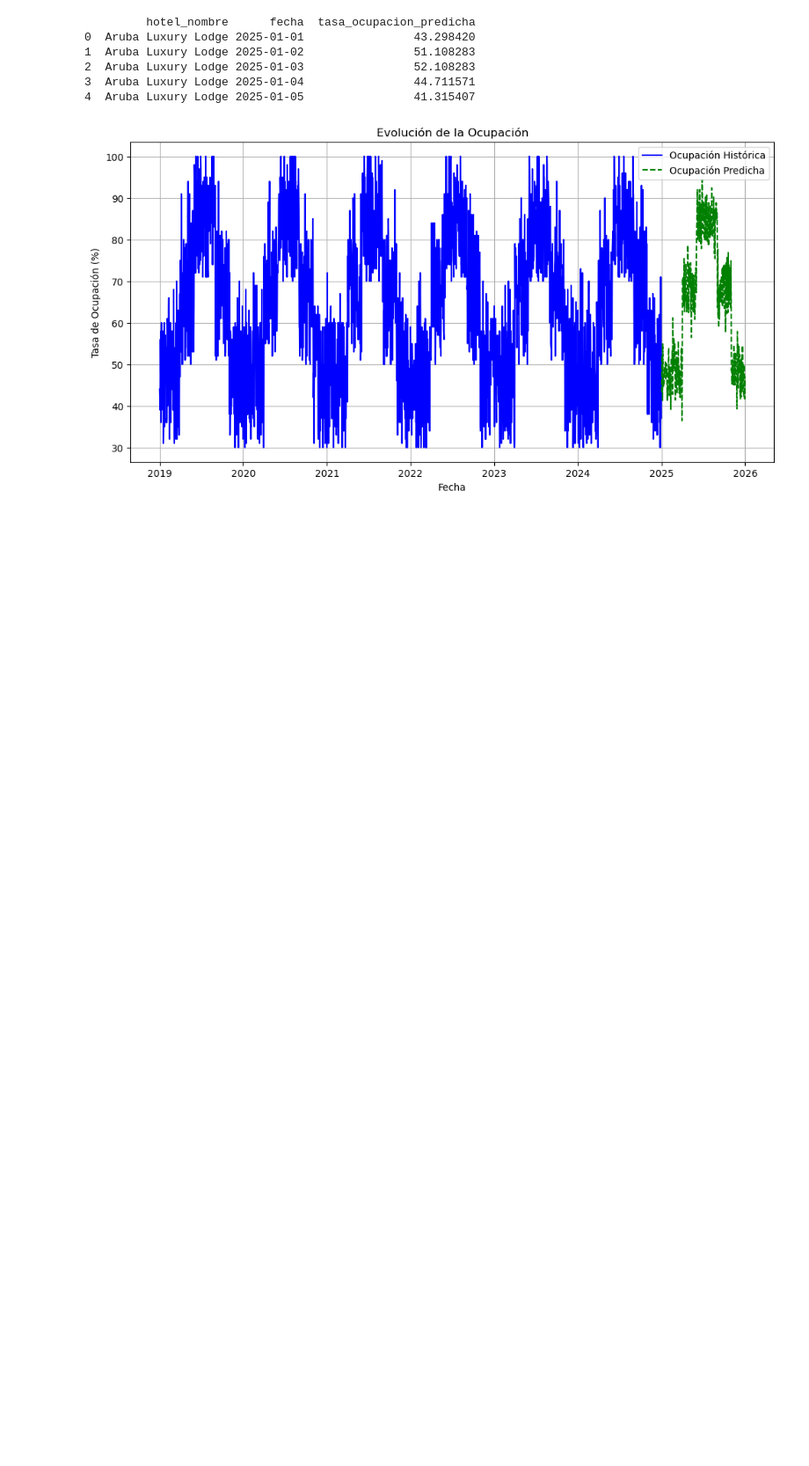
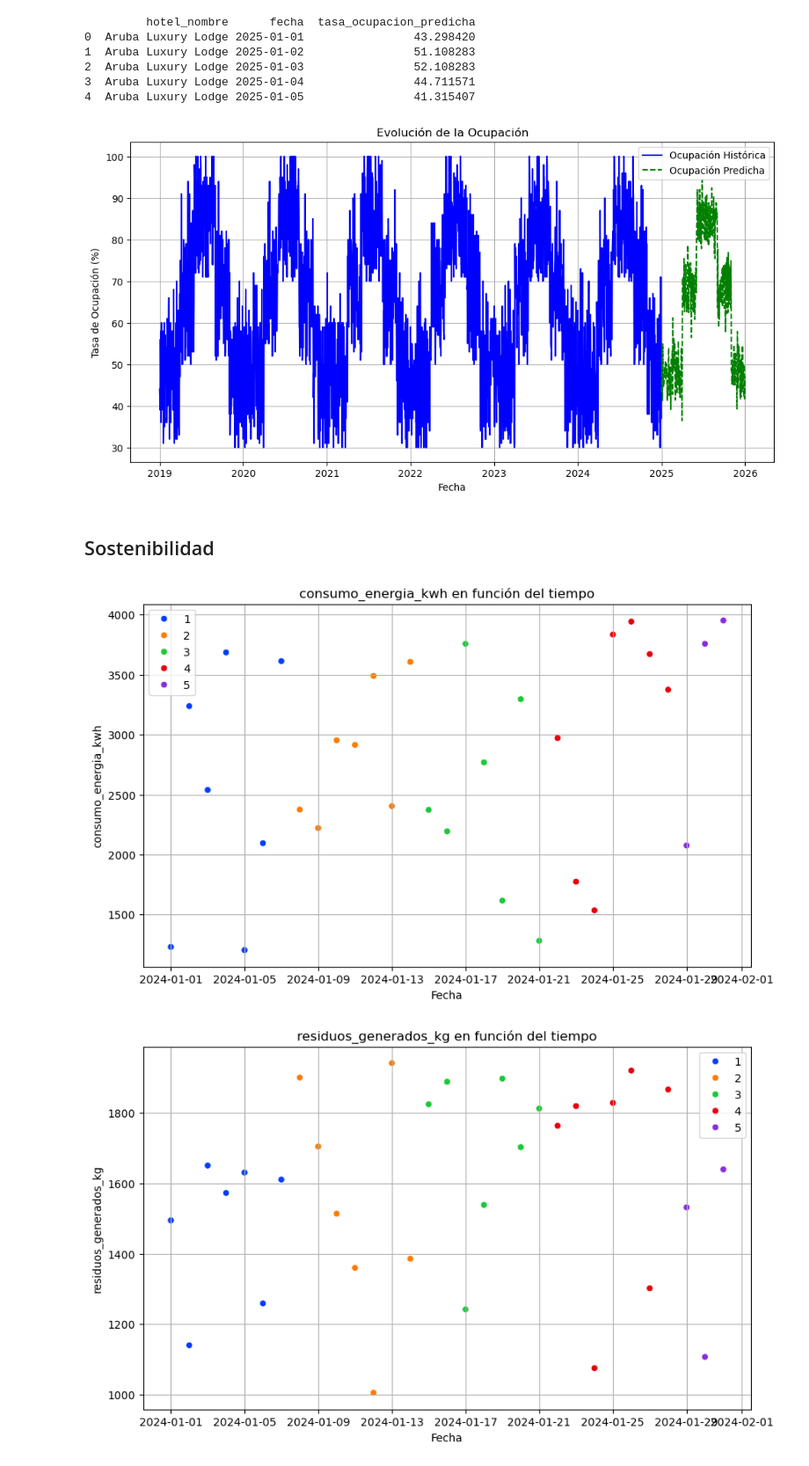
Before and after one commit to pparramen/HPE-Fase2-LoyolaIA1, a Jupyter notebook: notebooks/Notebook.ipynb, the cells around one changed output. Shown at 88% size. Drawn from its saved outputs; the diff is of its cells as text; code cells hidden in the pictures; blank space fills up the shorter version.

Commit message:
Nuevos datos sostenibilidad y script

```diff
--- a/notebooks/Notebook.ipynb
+++ b/notebooks/Notebook.ipynb
@@ -138,3 +140,45 @@ plt.grid()
 plt.show()
 # %% [output]
 [figure]
+# %% [markdown]
+## Sostenibilidad
+# %%
+sostenibilidad = pd.read_csv('../baseDatos/datos_sostenibilidad.csv')
+# Convertir la columna 'fecha' a formato datetime, eliminando filas con errores de formato
+sostenibilidad['fecha'] = pd.to_datetime(sostenibilidad['fecha'], errors='coerce')
+
+# Eliminar filas donde la conversión a datetime haya resultado en NaT
+sostenibilidad = sostenibilidad.dropna(subset=['fecha'])
+# %%
+# Crear nuevas columnas para año, mes, semana y día de la semana
+sostenibilidad['año'] = sostenibilidad['fecha'].dt.year
+sostenibilidad['mes'] = sostenibilidad['fecha'].dt.month
+sostenibilidad['semana'] = sostenibilidad['fecha'].dt.isocalendar().week
+sostenibilidad['dia_semana'] = sostenibilidad['fecha'].dt.weekday
+# %%
+
+# Filtrar los datos para un hotel concreto, por ejemplo, "Aruba Luxury Lodge"
+hotel_nombre = "Aruba Luxury Lodge"
+hotel_sostenibilidad = sostenibilidad[sostenibilidad['hotel_nombre'] == hotel_nombre]
+
+# Filtrar los datos para los años 2023 y 2024
+hotel_sostenibilidad = hotel_sostenibilidad[hotel_sostenibilidad['año'] == 2024]
+hotel_sostenibilidad = hotel_sostenibilidad[hotel_sostenibilidad['mes'] == 1]
+
+# Graficar cada columna numérica en función del tiempo
+columnas_numericas = ['consumo_energia_kwh', 'residuos_generados_kg', 'porcentaje_reciclaje', 'uso_agua_m3']
+
+for i, columna in enumerate(columnas_numericas, 1):
+    plt.figure(figsize=(10, 6))
+    sns.scatterplot(hotel_sostenibilidad, x ='fecha', y = columna, hue = 'dia_semana', palette='bright')
+    plt.title(f'{columna} en función del tiempo')
+    plt.xlabel('Fecha')
+    plt.ylabel(columna)
+    plt.grid()
+    plt.legend()
+
+plt.tight_layout()
+plt.show()
+# %% [output]
+[figure, added]
+[figure, added]
```
Also changed, not shown: parts of 12 cells of this notebook, 2 other files.
